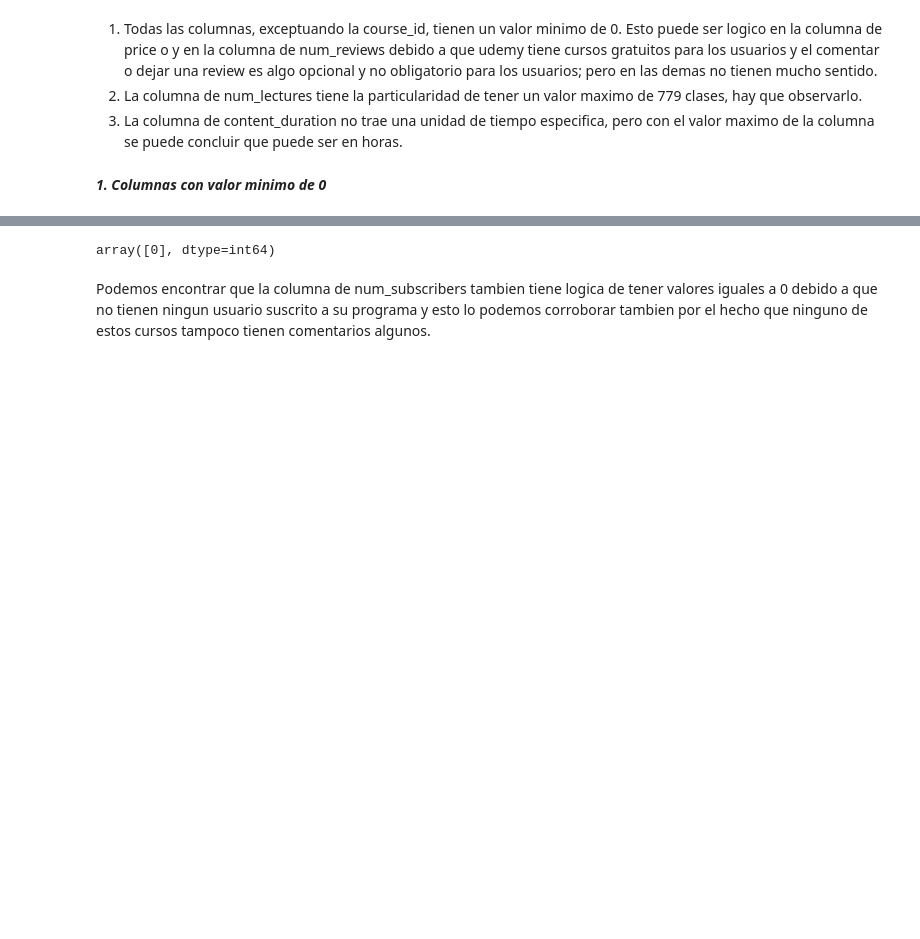
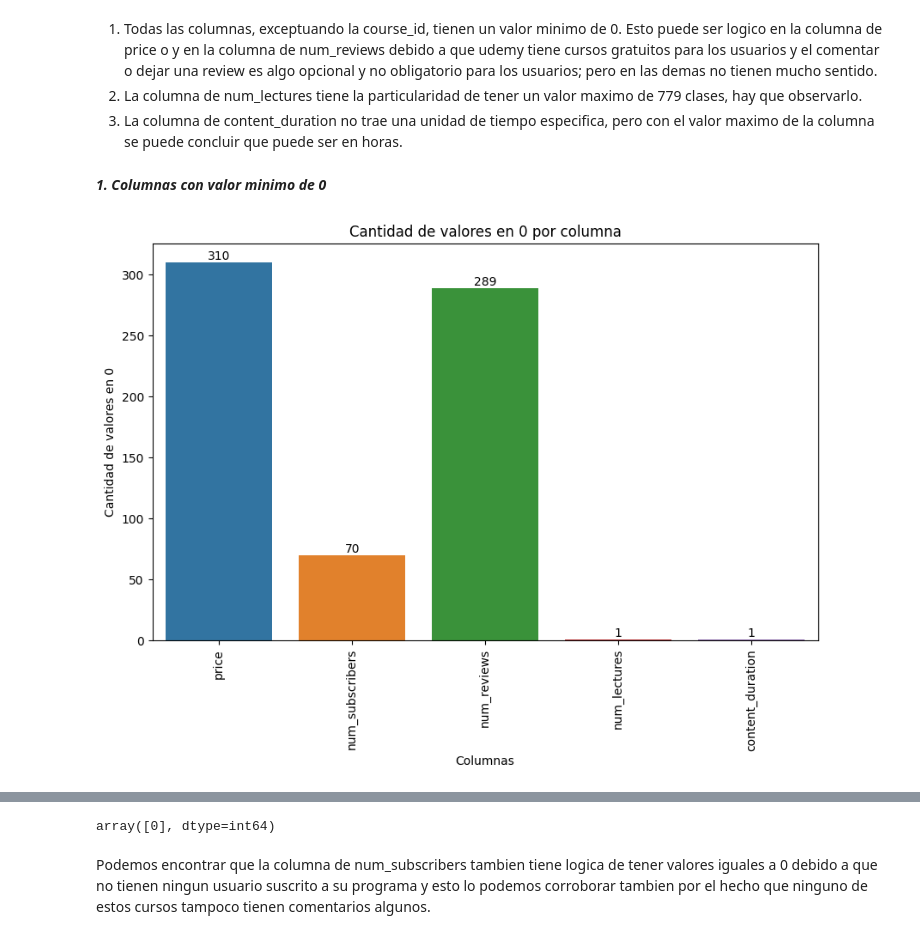
Before and after one commit to Magic-Mario/mooc_lab02, a Jupyter notebook: notebooks/tranforms_eda.ipynb, the cells around one changed output, grey strips where cells are left out. Drawn from its saved outputs; the diff is of its cells as text; code cells hidden in the pictures; blank space fills up the shorter version.

```diff
--- a/notebooks/tranforms_eda.ipynb
+++ b/notebooks/tranforms_eda.ipynb
@@ -452,4 +477,22 @@ udemy_df.describe()
 3. La columna de content_duration no trae una unidad de tiempo especifica, pero con el valor maximo de la columna se puede concluir que puede ser en horas.
 # %% [markdown]
 ***1. Columnas con valor minimo de 0***
+# %%
+num_columns = ['price', 'num_subscribers', 'num_reviews', 'num_lectures', 'content_duration']
+
+zero_counts = (udemy_df[num_columns] == 0).sum()
+plt.figure(figsize=(10, 6))
+sns.barplot(x=zero_counts.index, y=zero_counts.values)
+plt.xlabel('Columnas')
+plt.ylabel('Cantidad de valores en 0')
+plt.title('Cantidad de valores en 0 por columna')
+plt.xticks(rotation=90)
+
+# Mostrar el número de valores faltantes en la parte superior de cada barra
+for i, count in enumerate(zero_counts.values):
+    plt.annotate(f'{count}', (i, count), ha='center', va='bottom')
+
+plt.show()
+# %% [output]
+[figure, added]
 # %%
```
Also changed, not shown: parts of 25 cells of this notebook, 2 other files.
